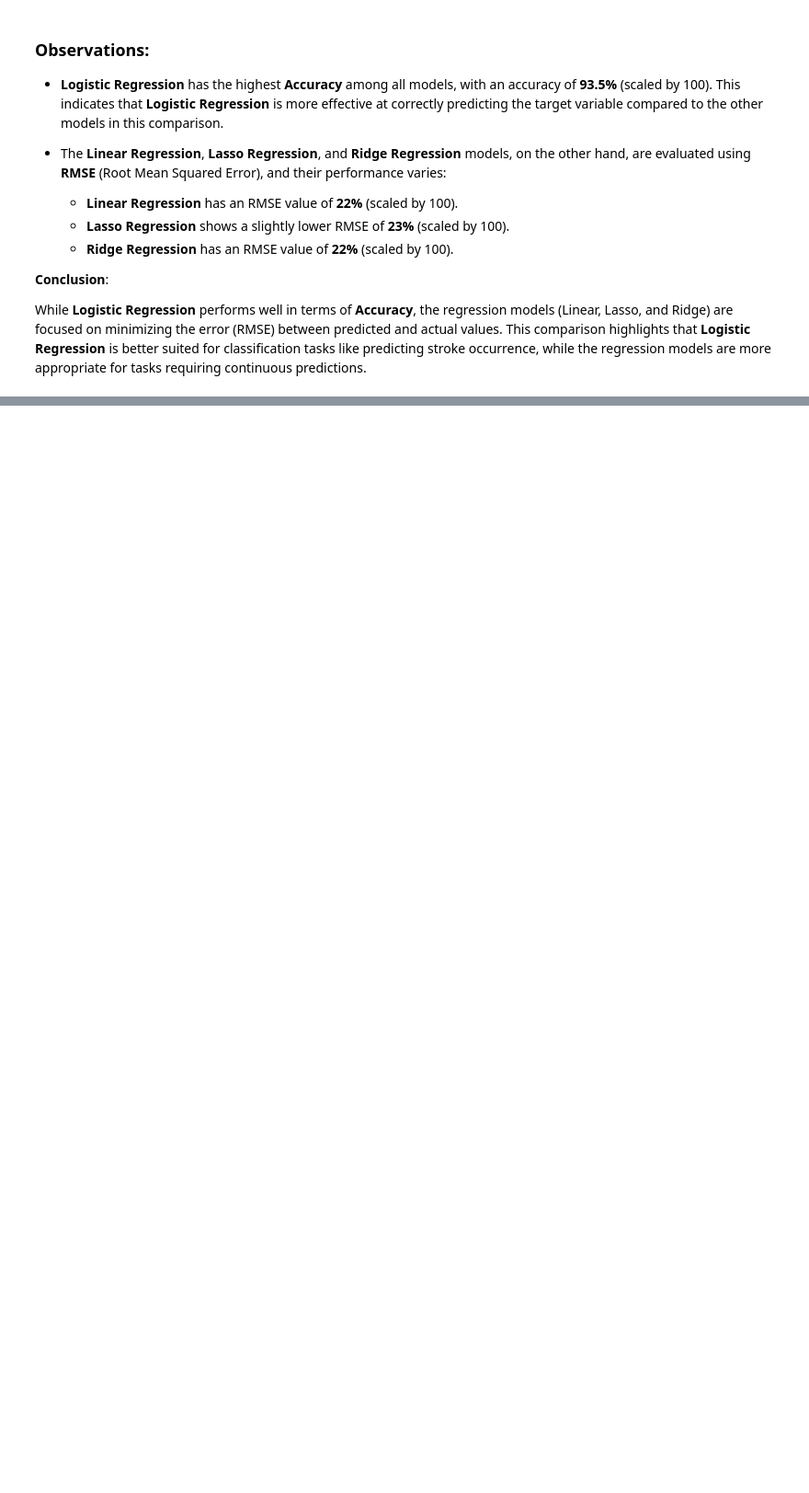
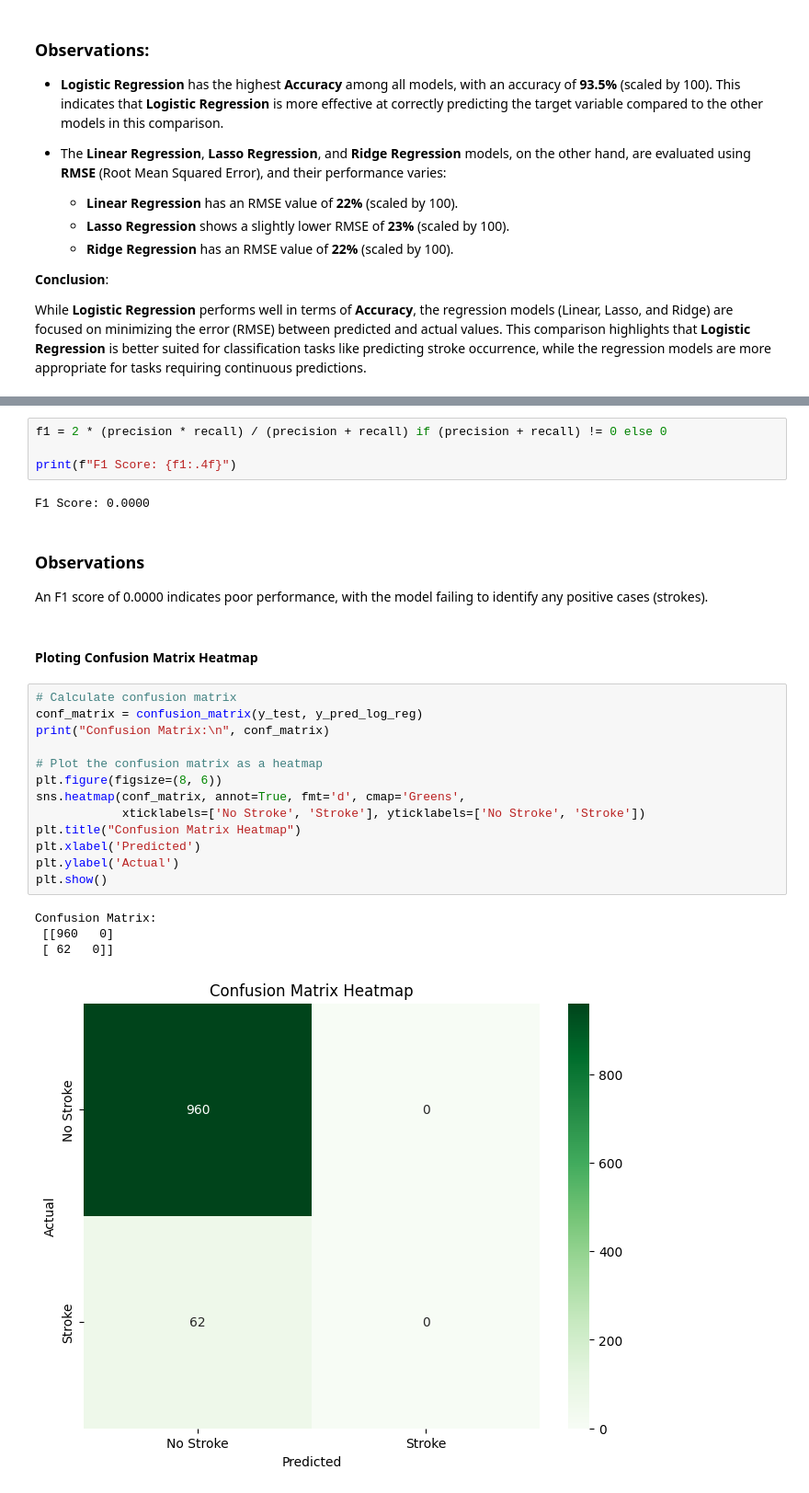
Before and after one commit to Kuldeep7k/Healthcare_Analysis_for_Stroke_Prediction, a Jupyter notebook: Healthcare Stroke Project.ipynb, the cells around one changed output, grey strips where cells are left out. Shown at 92% size. Cells and saved outputs as stored; diff of their text form; blank space fills up the shorter version.

Commit message:
Milestone 3.0  v1.4 Confusion Martix

```diff
--- a/Healthcare Stroke Project.ipynb
+++ b/Healthcare Stroke Project.ipynb
@@ -799,0 +876,30 @@ While **Logistic Regression** performs well in terms of **Accuracy**, the regres
+# %%
+f1 = 2 * (precision * recall) / (precision + recall) if (precision + recall) != 0 else 0
+
+print(f"F1 Score: {f1:.4f}")
+# %% [output]
+F1 Score: 0.0000
+# %% [markdown]
+### Observations
+
+An F1 score of 0.0000 indicates poor performance, with the model failing to identify any positive cases (strokes).
+# %% [markdown]
+#### Ploting Confusion Matrix Heatmap
+# %%
+# Calculate confusion matrix
+conf_matrix = confusion_matrix(y_test, y_pred_log_reg)
+print("Confusion Matrix:\n", conf_matrix)
+
+# Plot the confusion matrix as a heatmap
+plt.figure(figsize=(8, 6))
+sns.heatmap(conf_matrix, annot=True, fmt='d', cmap='Greens',
+            xticklabels=['No Stroke', 'Stroke'], yticklabels=['No Stroke', 'Stroke'])
+plt.title("Confusion Matrix Heatmap")
+plt.xlabel('Predicted')
+plt.ylabel('Actual')
+plt.show()
+# %% [output]
+Confusion Matrix:
+ [[960   0]
+ [ 62   0]]
+[figure, added]
```
Also changed, not shown: parts of 13 cells of this notebook.
